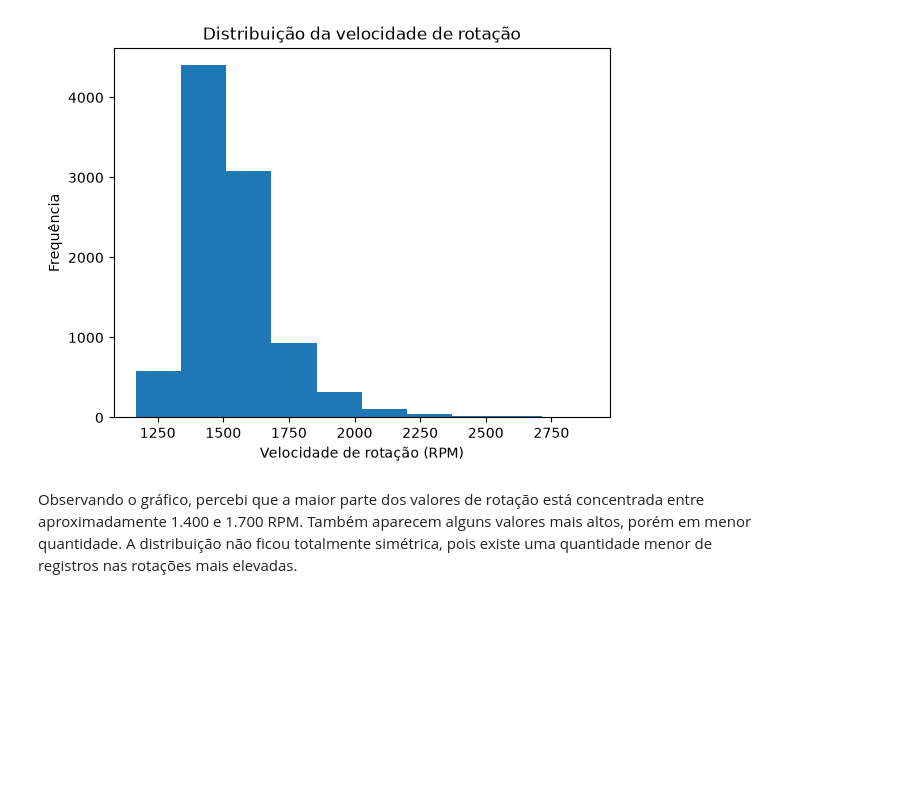
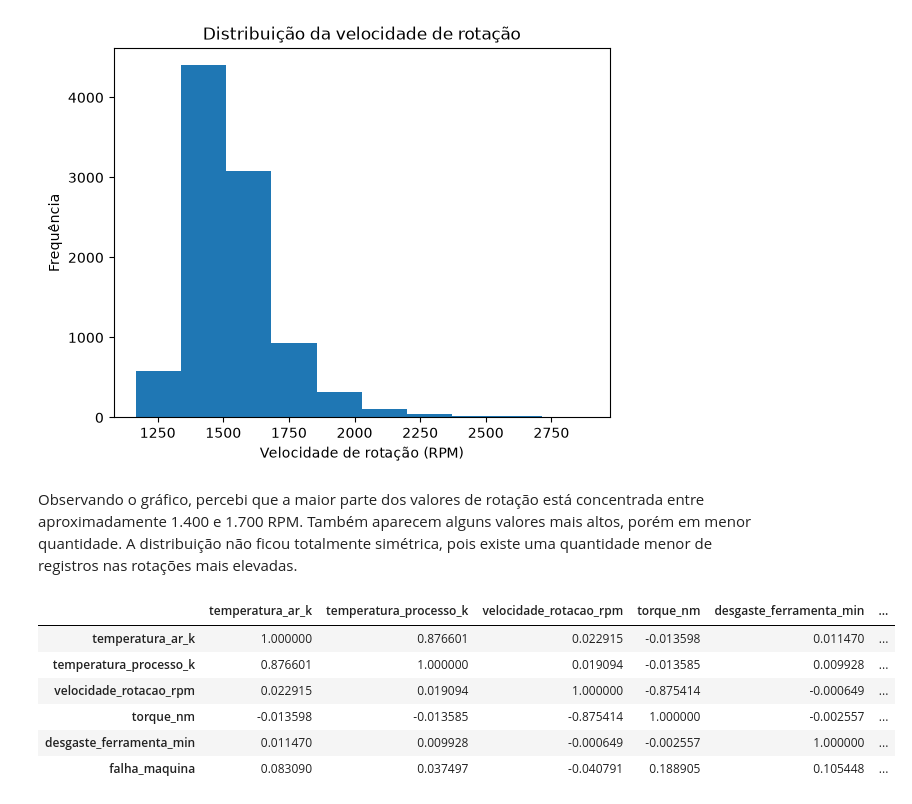
Before and after one commit to paulaserra/manutencao-preditiva-ia, a Jupyter notebook: notebooks/01_analise_exploratoria.ipynb, the cells around one changed output. Cells and saved outputs as stored; diff of their text form; code cells hidden in the pictures; blank space fills up the shorter version.

```diff
--- a/notebooks/01_analise_exploratoria.ipynb
+++ b/notebooks/01_analise_exploratoria.ipynb
@@ -59,0 +69,10 @@ Observando o gráfico, percebi que a maior parte dos valores de rotação está
+# %%
+correlacao
+# %% [output]
+|  | temperatura_ar_k | temperatura_processo_k | velocidade_rotacao_rpm | torque_nm | desgaste_ferramenta_min | ... |
+| temperatura_ar_k | 1.000000 | 0.876601 | 0.022915 | -0.013598 | 0.011470 | ... |
+| temperatura_processo_k | 0.876601 | 1.000000 | 0.019094 | -0.013585 | 0.009928 | ... |
+| velocidade_rotacao_rpm | 0.022915 | 0.019094 | 1.000000 | -0.875414 | -0.000649 | ... |
+| torque_nm | -0.013598 | -0.013585 | -0.875414 | 1.000000 | -0.002557 | ... |
+| desgaste_ferramenta_min | 0.011470 | 0.009928 | -0.000649 | -0.002557 | 1.000000 | ... |
+| falha_maquina | 0.083090 | 0.037497 | -0.040791 | 0.188905 | 0.105448 | ... |
```
Also changed, not shown: parts of 5 cells of this notebook.
